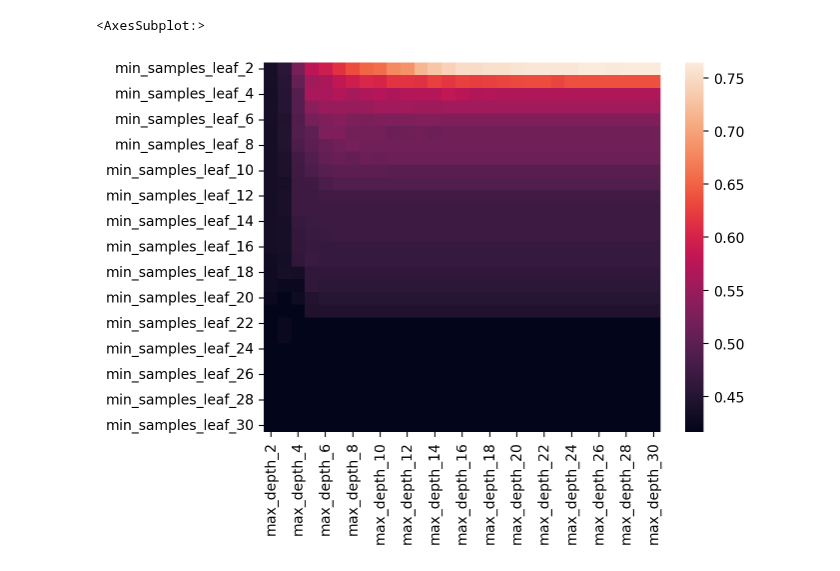
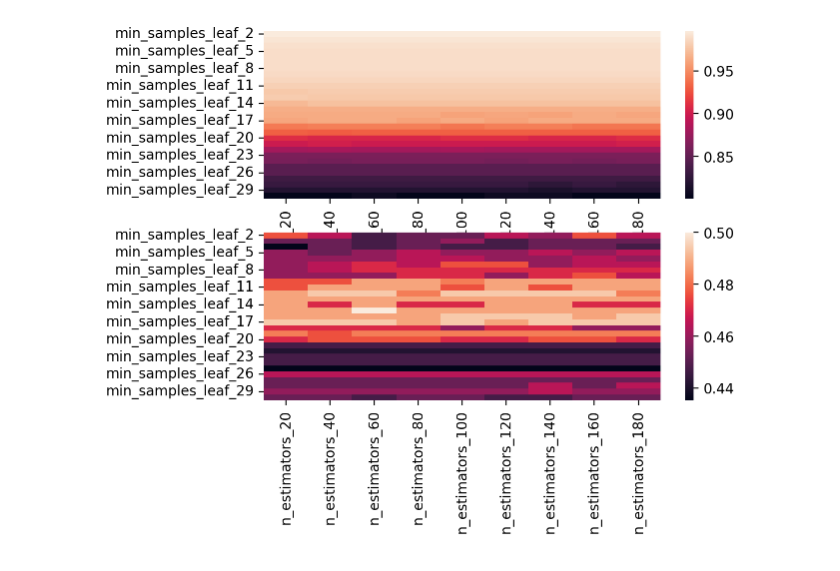
Before and after one commit to L-G-B-Team/nlp-project, a Jupyter notebook: woody_model.ipynb, the cells around one changed output. Cells and saved outputs as stored; diff of their text form; code cells hidden in the pictures.

```diff
--- a/woody_model.ipynb
+++ b/woody_model.ipynb
@@ -24,13 +24,15 @@ from sklearn.preprocessing import MinMaxScaler
 
 
 reload(m)
+# encode_has_language
 train_x = m.encode_has_language(train)
+valid_x = m.encode_has_language(validate)
+#scale lemmatized_len
 scaler = MinMaxScaler()
-scaled_data = m.scale(train.lemmatized_len,train.language,scaler)
-train_x = pd.concat([scaled_data,train_x],axis=1)
+scaled_valid = m.scale(validate.lemmatized_len,scaler)
+scaled_train = m.scale(train.lemmatized_len,scaler)
+#concat scaled_train and encoded_has_language
+train_x = pd.concat([scaled_train,train_x],axis=1)
 train_y = train.language
-rf_results = m.tune_random_forest(train_x,train_y)
-sns.heatmap(rf_results)
+valid_x = pd.concat([scaled_valid,valid_x],axis=1)
+valid_y = validate.language
-# %% [output]
-<AxesSubplot:>
-[figure, removed]
@@ -36,0 +49,5 @@ sns.heatmap(rf_results)
+# %%
+reload(m)
+xg_train,xg_valid = m.tune_gradient_boost(train_x,train_y,valid_x,valid_y)
+# %% [output]
+[figure, added]
```
Also changed, not shown: parts of 2 cells of this notebook, 1 other file.
